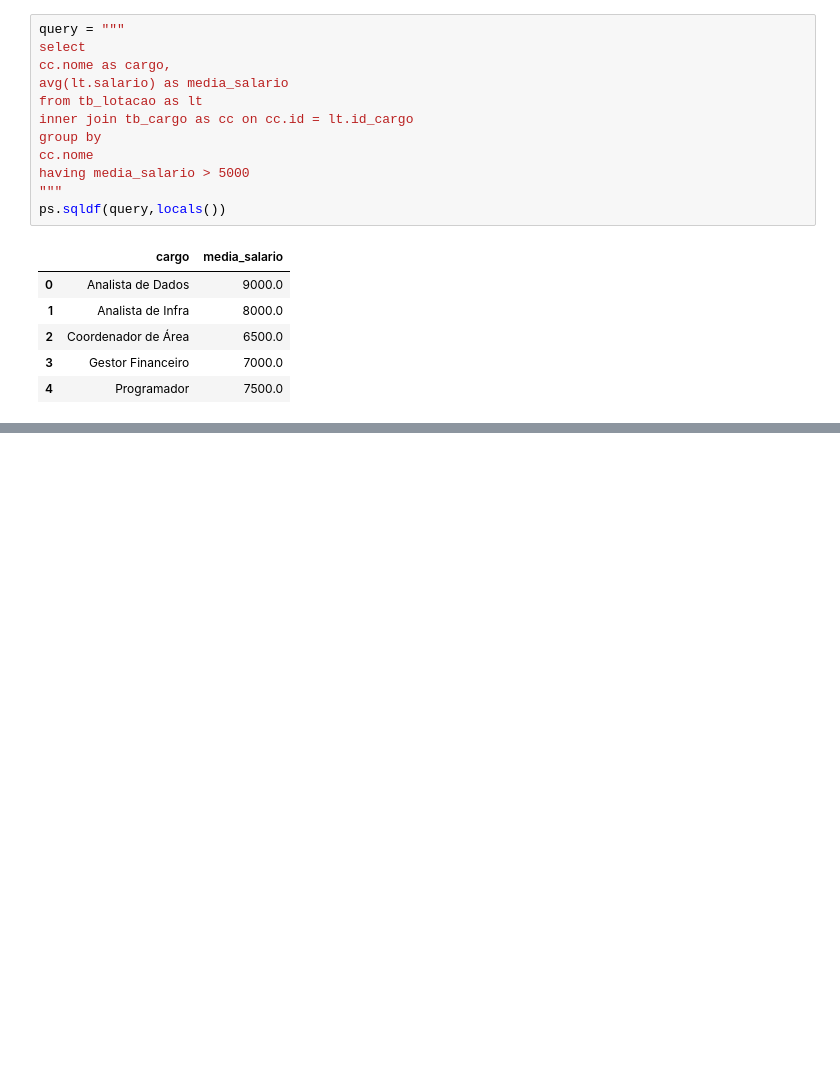
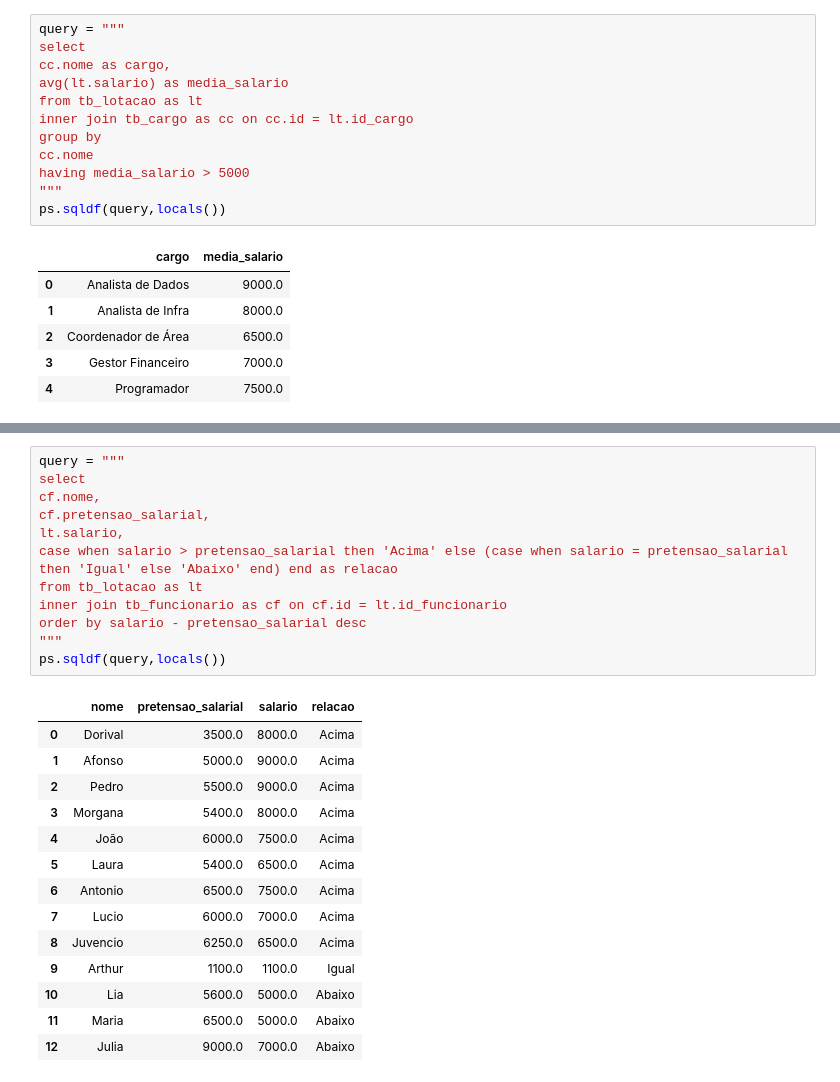
Before and after one commit to GregoryLavor/analise-lotacao, a Jupyter notebook: Analise_Lotacao.ipynb, the cells around one changed output, grey strips where cells are left out. Drawn from its saved outputs; the diff is of its cells as text; blank space fills up the shorter version.

```diff
--- a/Analise_Lotacao.ipynb
+++ b/Analise_Lotacao.ipynb
@@ -130,0 +147,27 @@ ps.sqldf(query,locals())
+# %%
+query = """
+select
+cf.nome,
+cf.pretensao_salarial,
+lt.salario,
+case when salario > pretensao_salarial then 'Acima' else (case when salario = pretensao_salarial then 'Igual' else 'Abaixo' end) end as relacao
+from tb_lotacao as lt
+inner join tb_funcionario as cf on cf.id = lt.id_funcionario
+order by salario - pretensao_salarial desc
+"""
+ps.sqldf(query,locals())
+# %% [output]
+|  | nome | pretensao_salarial | salario | relacao |
+| 0 | Dorival | 3500.0 | 8000.0 | Acima |
+| 1 | Afonso | 5000.0 | 9000.0 | Acima |
+| 2 | Pedro | 5500.0 | 9000.0 | Acima |
+| 3 | Morgana | 5400.0 | 8000.0 | Acima |
+| 4 | João | 6000.0 | 7500.0 | Acima |
+| 5 | Laura | 5400.0 | 6500.0 | Acima |
+| 6 | Antonio | 6500.0 | 7500.0 | Acima |
+| 7 | Lucio | 6000.0 | 7000.0 | Acima |
+| 8 | Juvencio | 6250.0 | 6500.0 | Acima |
+| 9 | Arthur | 1100.0 | 1100.0 | Igual |
+| 10 | Lia | 5600.0 | 5000.0 | Abaixo |
+| 11 | Maria | 6500.0 | 5000.0 | Abaixo |
+| 12 | Julia | 9000.0 | 7000.0 | Abaixo |
```
Also changed, not shown: parts of 4 cells of this notebook.
